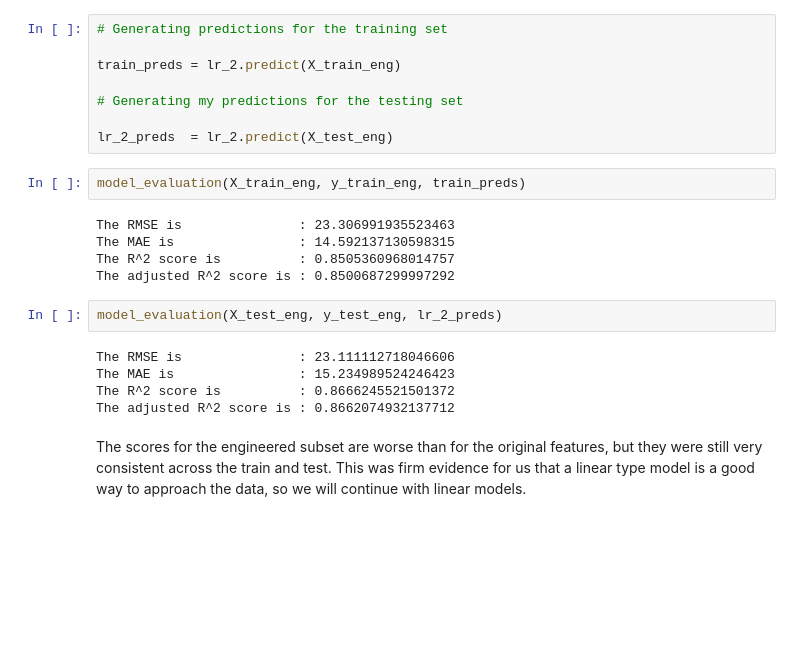
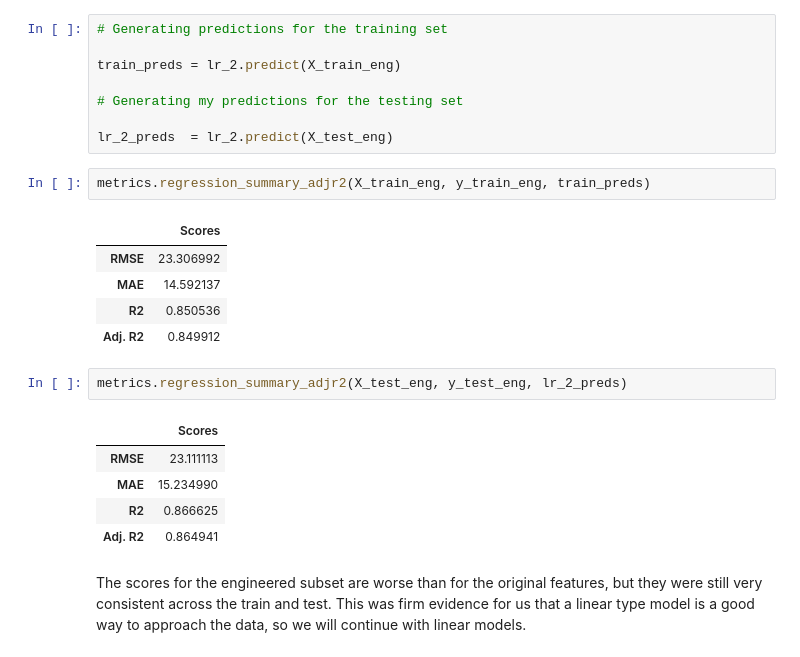
Before and after one commit to a-bergman/DSI-Capstone, a Jupyter notebook: Code/Modeling And Evaluation.ipynb, the cells around one changed output. Cells and saved outputs as stored; diff of their text form; blank space fills up the shorter version.

```diff
--- a/Code/Modeling And Evaluation.ipynb
+++ b/Code/Modeling And Evaluation.ipynb
@@ -396,19 +373,21 @@ train_preds = lr_2.predict(X_train_eng)
 
 lr_2_preds  = lr_2.predict(X_test_eng)
 # %%
-model_evaluation(X_train_eng, y_train_eng, train_preds)
+metrics.regression_summary_adjr2(X_train_eng, y_train_eng, train_preds)
 # %% [output]
-The RMSE is               : 23.306991935523463
-The MAE is                : 14.592137130598315
-The R^2 score is          : 0.8505360968014757
-The adjusted R^2 score is : 0.8500687299997292
+|  | Scores |
+| RMSE | 23.306992 |
+| MAE | 14.592137 |
+| R2 | 0.850536 |
+| Adj. R2 | 0.849912 |
 # %%
-model_evaluation(X_test_eng, y_test_eng, lr_2_preds)
+metrics.regression_summary_adjr2(X_test_eng, y_test_eng, lr_2_preds)
 # %% [output]
-The RMSE is               : 23.111112718046606
-The MAE is                : 15.234989524246423
-The R^2 score is          : 0.8666245521501372
-The adjusted R^2 score is : 0.8662074932137712
+|  | Scores |
+| RMSE | 23.111113 |
+| MAE | 15.234990 |
+| R2 | 0.866625 |
+| Adj. R2 | 0.864941 |
 # %% [markdown]
 The scores for the engineered subset are worse than for the original features, but they were still very consistent across the train and test. This was firm evidence for us that a linear type model is a good way to approach the data, so we will continue with linear models.
 # %%
```
Also changed, not shown: parts of 50 cells of this notebook, 2 other files.
